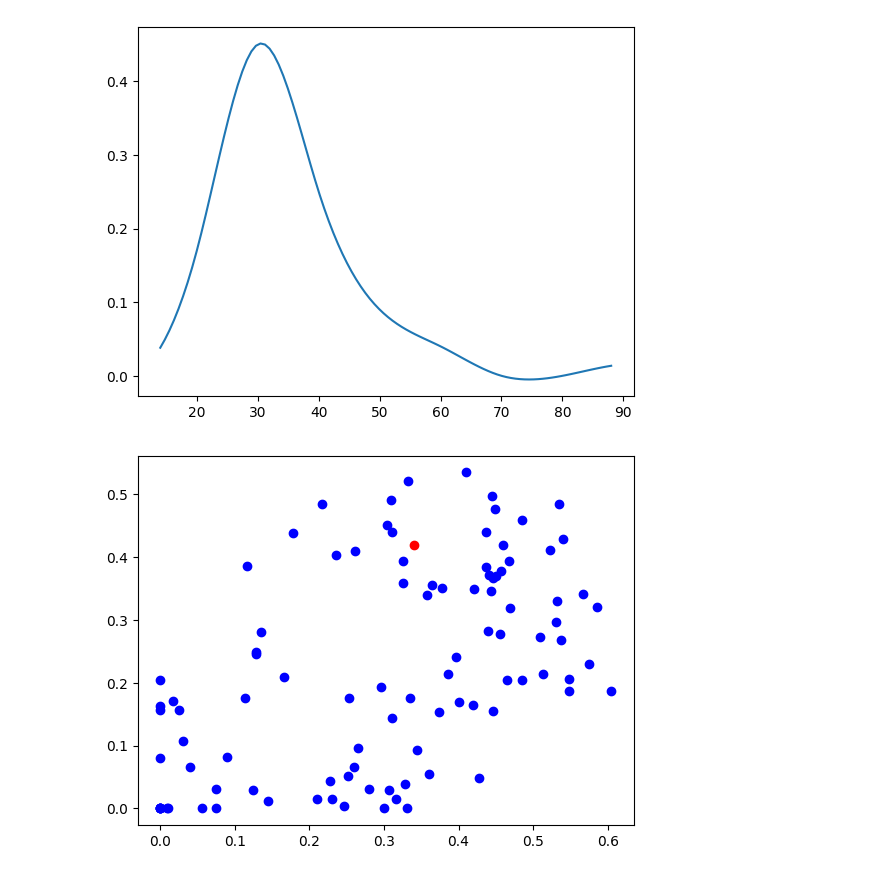
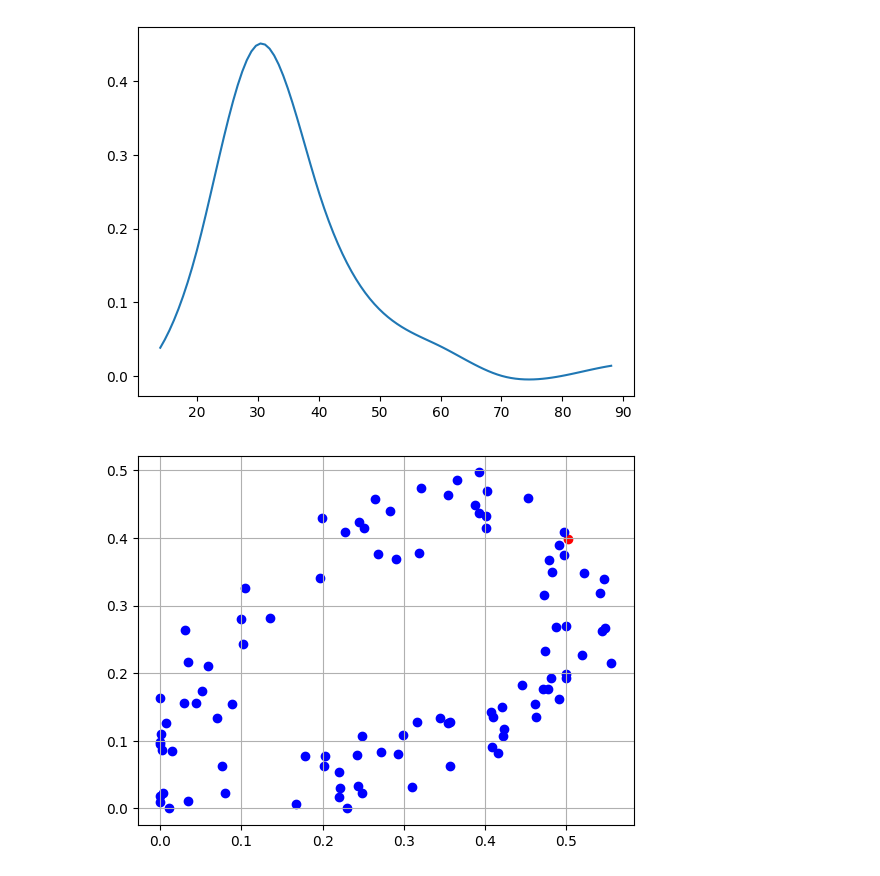
Before and after one commit to Dann38/neural_networks_course, a Jupyter notebook: lesson/lesson1/Untitled.ipynb, the cells around one changed output. Drawn from its saved outputs; the diff is of its cells as text; code cells hidden in the pictures.

```diff
--- a/lesson/lesson1/Untitled.ipynb
+++ b/lesson/lesson1/Untitled.ipynb
@@ -210,21 +210,24 @@ for user in users:
     user["age"] = np.random.randint(12, 61)
 # %%
 for user in users:
-    rnd = (np.random.random()-0.5)*0.2 + rez_child(user["age"])
+    rnd = (np.random.random()-0.5)*0.1 + rez_child(user["age"])
     user["child"] = 1 if rnd > 1 else 0 if rnd < 0 else rnd
 
-    rnd = (np.random.random()-0.5)*0.2 + rez_avto(user["age"])
+    rnd = (np.random.random()-0.5)*0.1 + rez_avto(user["age"])
     user["avto"] = 1 if rnd > 1 else 0 if rnd < 0 else rnd
 
-    rnd = (np.random.random()-0.5)*0.2 + rez_cosmetic(user["age"])
+    rnd = (np.random.random()-0.5)*0.1 + rez_cosmetic(user["age"])
     user["cosmetic"] = 1 if rnd > 1 else 0 if rnd < 0 else rnd
 # %%
 id_ = 10
 
 for user in users:
-    plt.scatter(user["avto"], user["cosmetic"], color="r" if user["id"] == id_ else "b")
+    color = "r" if user["id"] == id_ else "b"
+    plt.scatter(user["avto"], user["cosmetic"], color=color)
+
+plt.grid()
 # %% [output]
-[figure, old version]
+[figure, new version]
 # %%
 def get_user_id(id_):
     for user in users:
```
Also changed, not shown: parts of 13 cells of this notebook, 3 other files.
